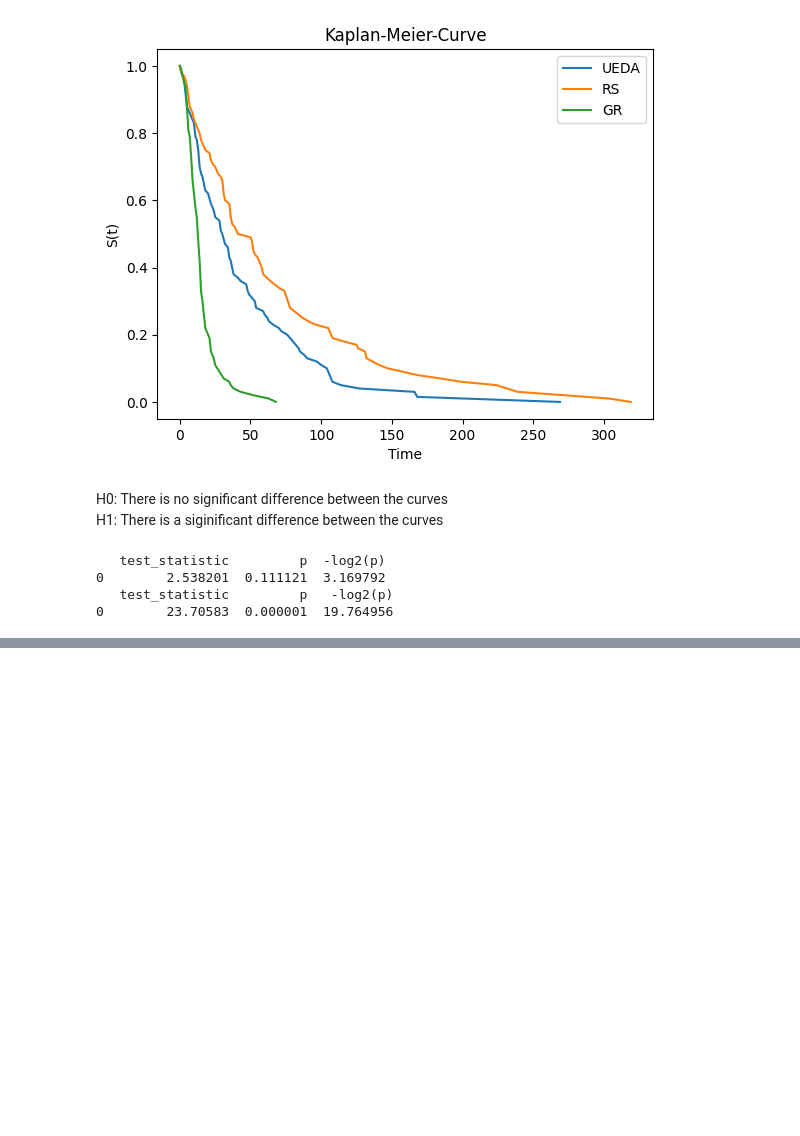
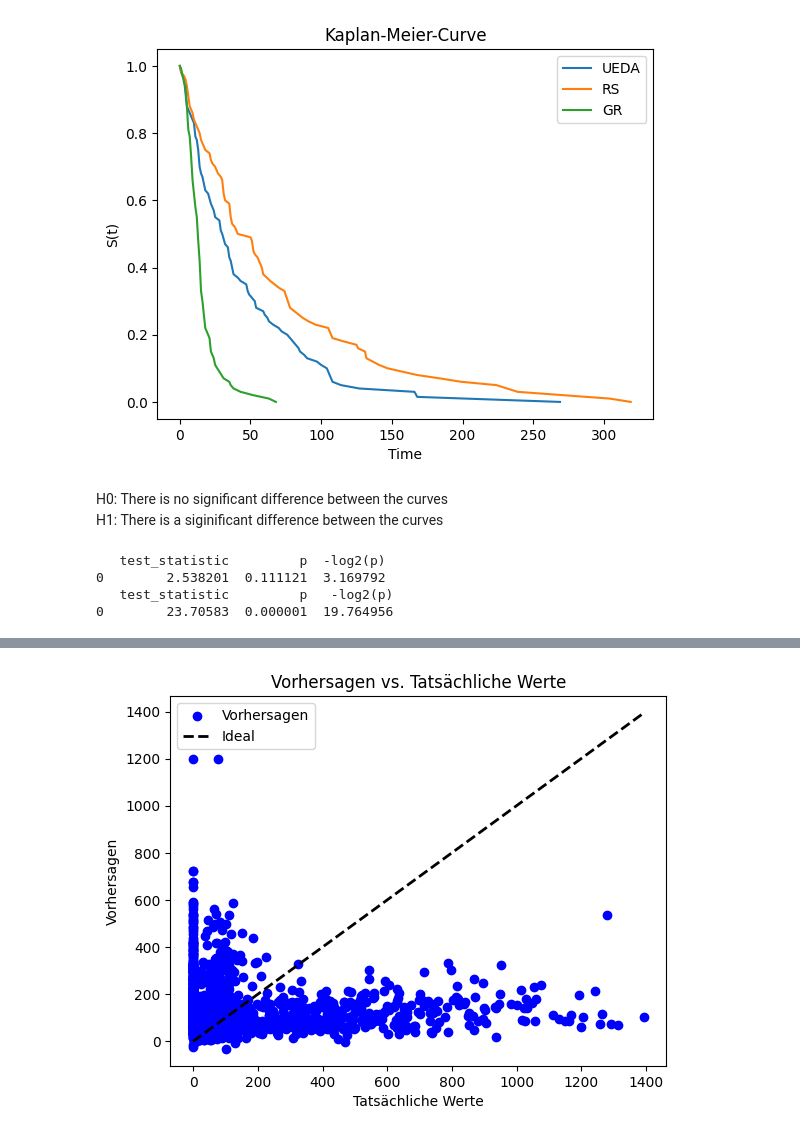
Before and after one commit to denizterzioglu/sabbo, a Jupyter notebook: ANotebook.ipynb, the cells around one changed output, grey strips where cells are left out. Drawn from its saved outputs; the diff is of its cells as text; code cells hidden in the pictures; blank space fills up the shorter version.

```diff
--- a/ANotebook.ipynb
+++ b/ANotebook.ipynb
@@ -1284,0 +1365,12 @@ print(results.summary)
+# %%
+import matplotlib.pyplot as plt
+
+plt.scatter(y_test, predictions, c='blue', label='Vorhersagen')
+plt.plot([y_test.min(), y_test.max()], [y_test.min(), y_test.max()], '--k', linewidth=2, label='Ideal')
+plt.xlabel('Tatsächliche Werte')
+plt.ylabel('Vorhersagen')
+plt.title('Vorhersagen vs. Tatsächliche Werte')
+plt.legend()
+plt.show()
+# %% [output]
+[figure, added]
```
Also changed, not shown: parts of 31 cells of this notebook.
